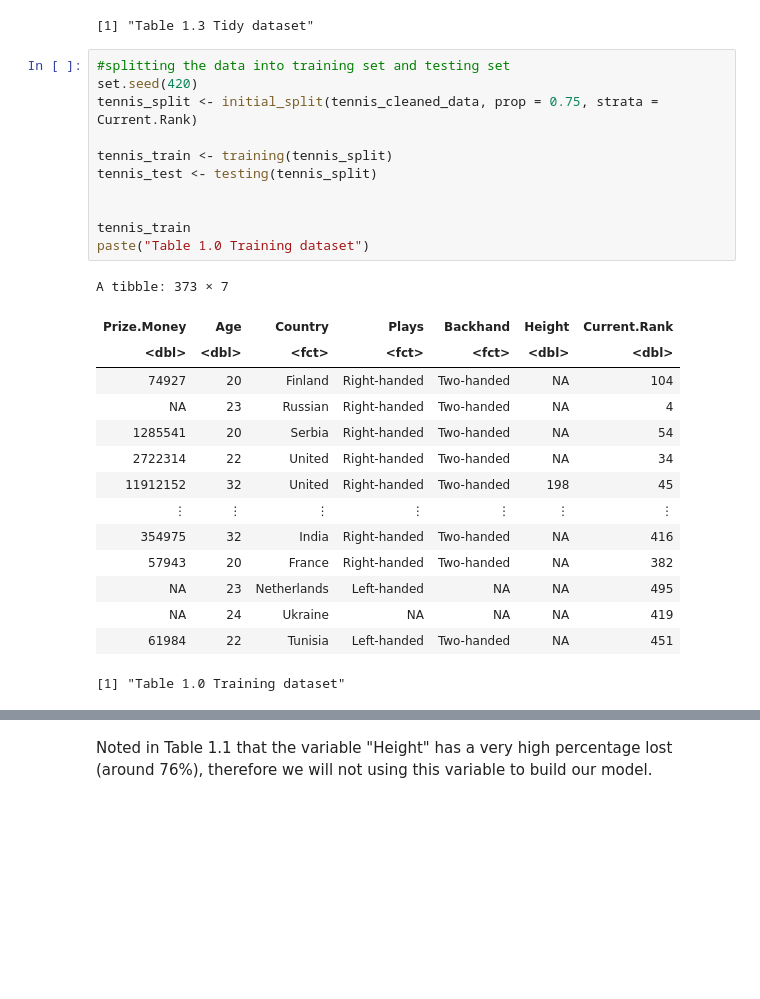
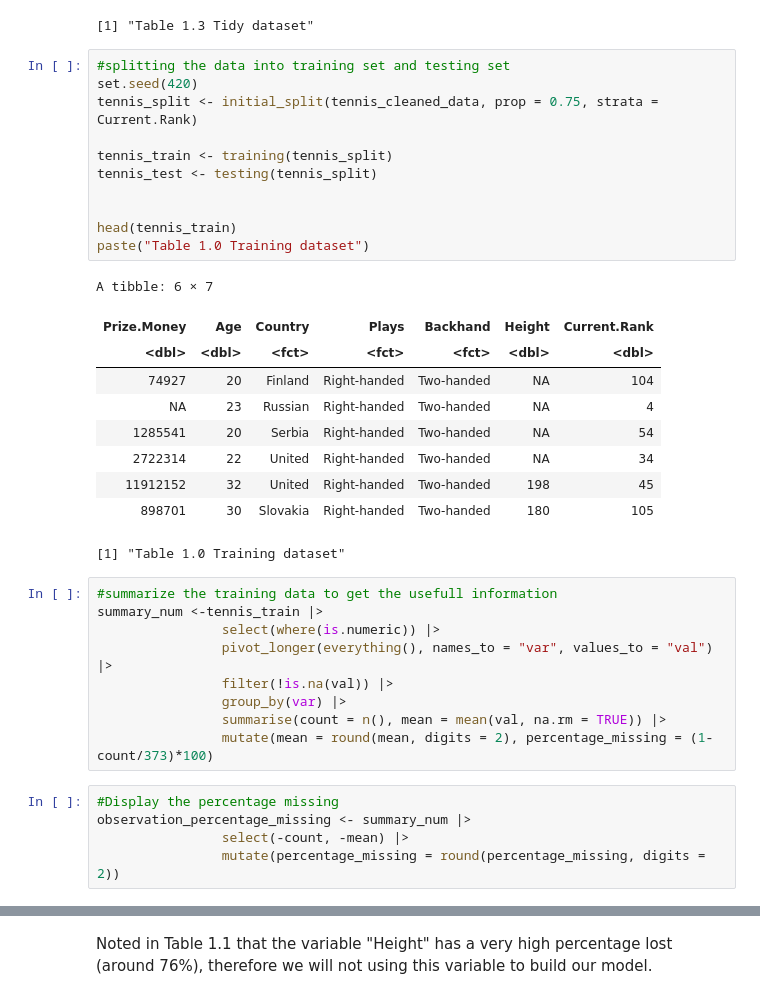
Before and after one commit to tarauboviccc/DSCI100_105_group_project, a Jupyter notebook: final_report.ipynb, the cells around one changed output, grey strips where cells are left out. Drawn from its saved outputs; the diff is of its cells as text; blank space fills up the shorter version.

```diff
--- a/final_report.ipynb
+++ b/final_report.ipynb
@@ -78,27 +89,36 @@ A tibble: 6 × 7
 # %%
 #splitting the data into training set and testing set
 set.seed(420)
 tennis_split <- initial_split(tennis_cleaned_data, prop = 0.75, strata = Current.Rank)
 
 tennis_train <- training(tennis_split)
 tennis_test <- testing(tennis_split)
 
 
-tennis_train
+head(tennis_train)
 paste("Table 1.0 Training dataset")
 # %% [output]
-A tibble: 373 × 7
+A tibble: 6 × 7
 | Prize.Money | Age | Country | Plays | Backhand | Height | Current.Rank |
 | <dbl> | <dbl> | <fct> | <fct> | <fct> | <dbl> | <dbl> |
 | 74927 | 20 | Finland | Right-handed | Two-handed | NA | 104 |
 | NA | 23 | Russian | Right-handed | Two-handed | NA | 4 |
 | 1285541 | 20 | Serbia | Right-handed | Two-handed | NA | 54 |
 | 2722314 | 22 | United | Right-handed | Two-handed | NA | 34 |
 | 11912152 | 32 | United | Right-handed | Two-handed | 198 | 45 |
-| ⋮ | ⋮ | ⋮ | ⋮ | ⋮ | ⋮ | ⋮ |
-| 354975 | 32 | India | Right-handed | Two-handed | NA | 416 |
-| 57943 | 20 | France | Right-handed | Two-handed | NA | 382 |
-| NA | 23 | Netherlands | Left-handed | NA | NA | 495 |
-| NA | 24 | Ukraine | NA | NA | NA | 419 |
-| 61984 | 22 | Tunisia | Left-handed | Two-handed | NA | 451 |
+| 898701 | 30 | Slovakia | Right-handed | Two-handed | 180 | 105 |
 [1] "Table 1.0 Training dataset"
+# %%
+#summarize the training data to get the usefull information
+summary_num <-tennis_train |>
+                select(where(is.numeric)) |>
+                pivot_longer(everything(), names_to = "var", values_to = "val") |>
+                filter(!is.na(val)) |>
+                group_by(var) |>
+                summarise(count = n(), mean = mean(val, na.rm = TRUE)) |>
+                mutate(mean = round(mean, digits = 2), percentage_missing = (1- count/373)*100)
+# %%
+#Display the percentage missing
+observation_percentage_missing <- summary_num |>
+                select(-count, -mean) |>
+                mutate(percentage_missing = round(percentage_missing, digits = 2))
```
Also changed, not shown: parts of 21 cells of this notebook.
